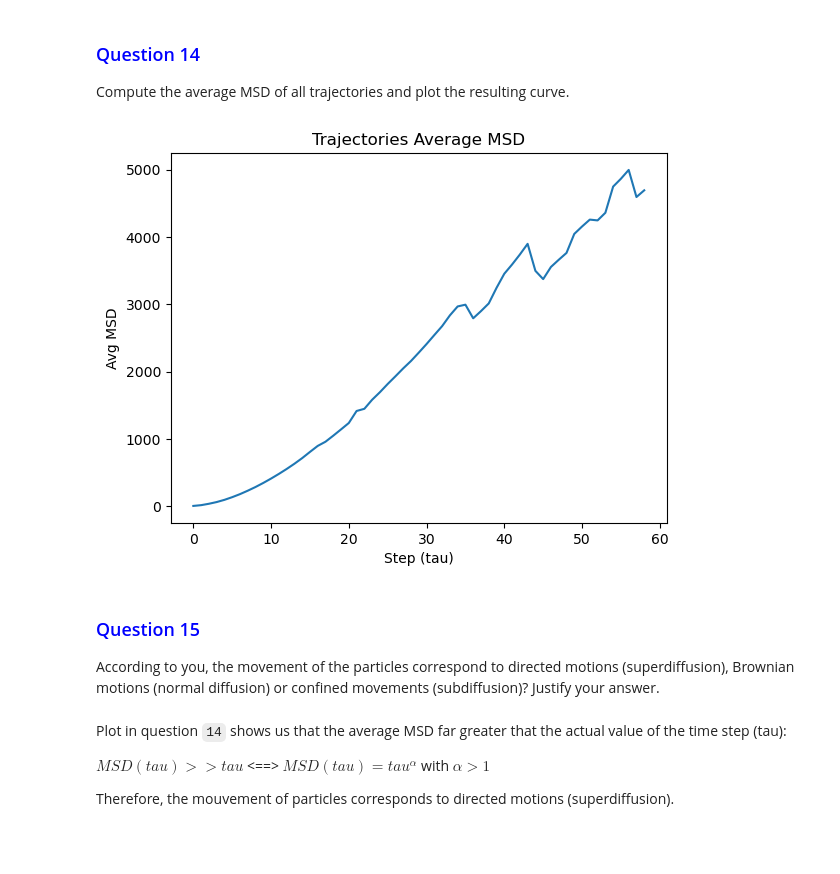
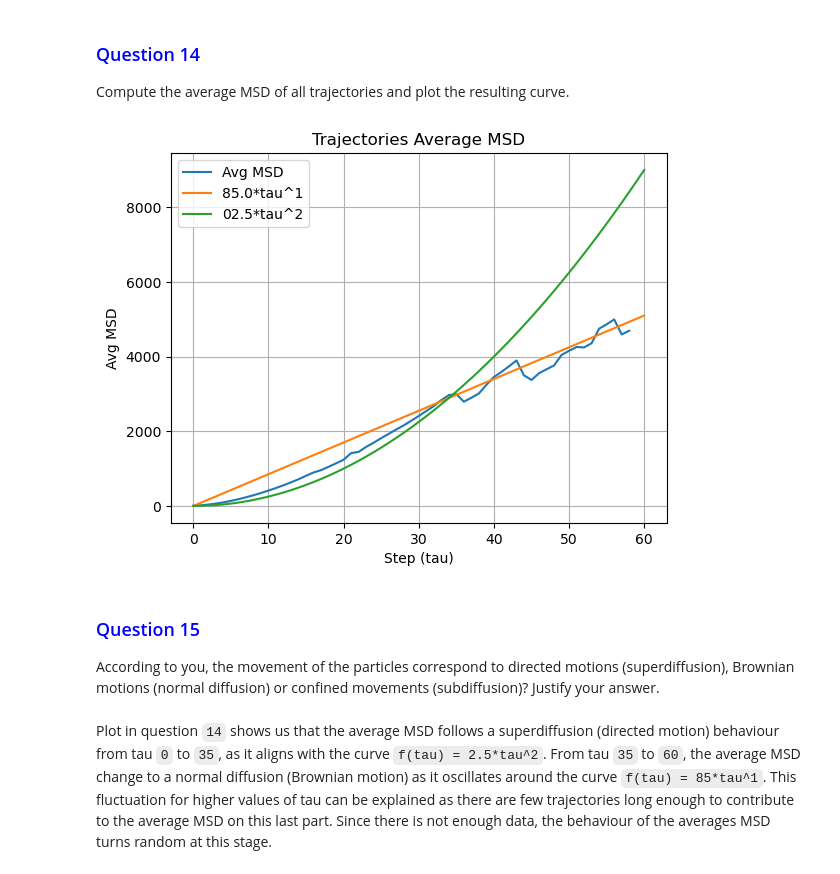
Before and after one commit to dima1997/TISI_Tracking_in_microscopy, a Jupyter notebook: TP_tracking_NN_IMT_DI_MARIA_Franco_Martin.ipynb, the cells around one changed output. Cells and saved outputs as stored; diff of their text form; code cells hidden in the pictures; blank space fills up the shorter version.

Commit message:
fix: question 15

```diff
--- a/TP_tracking_NN_IMT_DI_MARIA_Franco_Martin.ipynb
+++ b/TP_tracking_NN_IMT_DI_MARIA_Franco_Martin.ipynb
@@ -412,19 +414,19 @@ def avg_MSD(MDSs):
         arr[idx, :len(MSD)] = MSD
     return arr.mean(axis = -2)
 # %%
-plt.plot(avg_MSD(MSDs))
+plt.plot(avg_MSD(MSDs), label="Avg MSD")
+plt.plot([85*tau for tau in range(61)], label="85.0*tau^1")
+plt.plot([2.5*tau**2 for tau in range(61)], label="02.5*tau^2")
 plt.xlabel("Step (tau)")
 plt.ylabel("Avg MSD")
 plt.title("Trajectories Average MSD")
+plt.legend()
+plt.grid()
 plt.show()
 # %% [output]
-[figure, old version]
+[figure, new version]
 # %% [markdown]
 ### <span style="color:blue">Question 15</span>
 According to you, the movement of the particles correspond to directed motions (superdiffusion), Brownian motions (normal diffusion) or confined movements (subdiffusion)? Justify your answer.
 # %% [markdown]
-Plot in question `14` shows us that the average MSD far greater that the actual value of the time step (tau):
-
-$MSD(tau) >> tau$ <==> $MSD(tau) = tau^{\alpha}$ with $\alpha > 1$
-
-Therefore, the mouvement of particles corresponds to directed motions (superdiffusion).
+Plot in question `14` shows us that the average MSD follows a superdiffusion (directed motion) behaviour from tau `0` to `35`, as it aligns with the curve `f(tau) = 2.5*tau^2`. From tau `35` to `60`, the average MSD change to a normal diffusion (Brownian motion) as it oscillates around the curve `f(tau) = 85*tau^1`. This fluctuation for higher values of tau can be explained as there are few trajectories long enough to contribute to the average MSD on this last part. Since there is not enough data, the behaviour of the averages MSD turns random at this stage.
```
Also changed, not shown: parts of 2 cells of this notebook.
